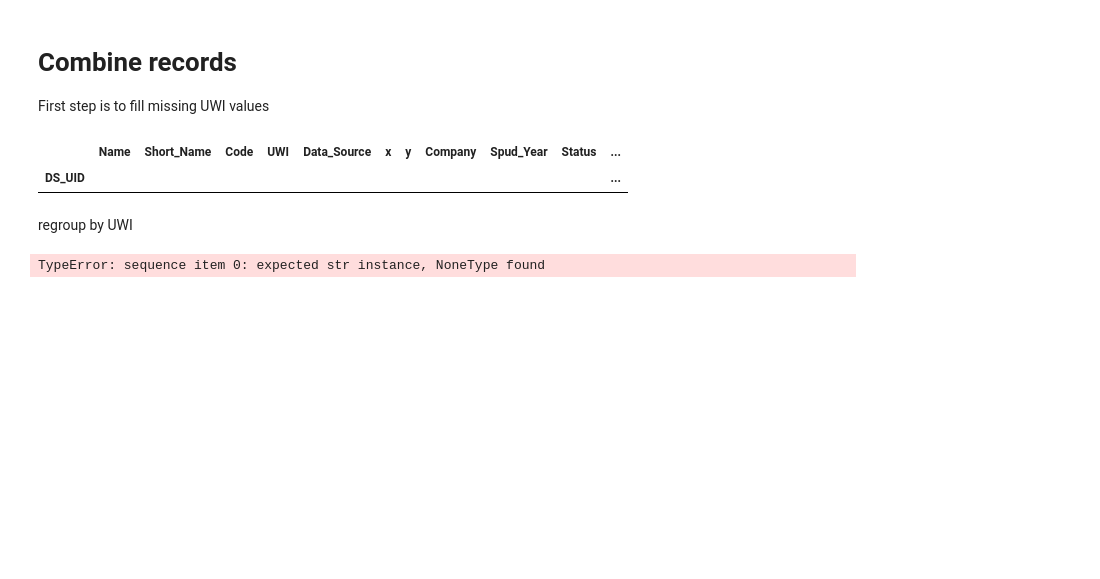
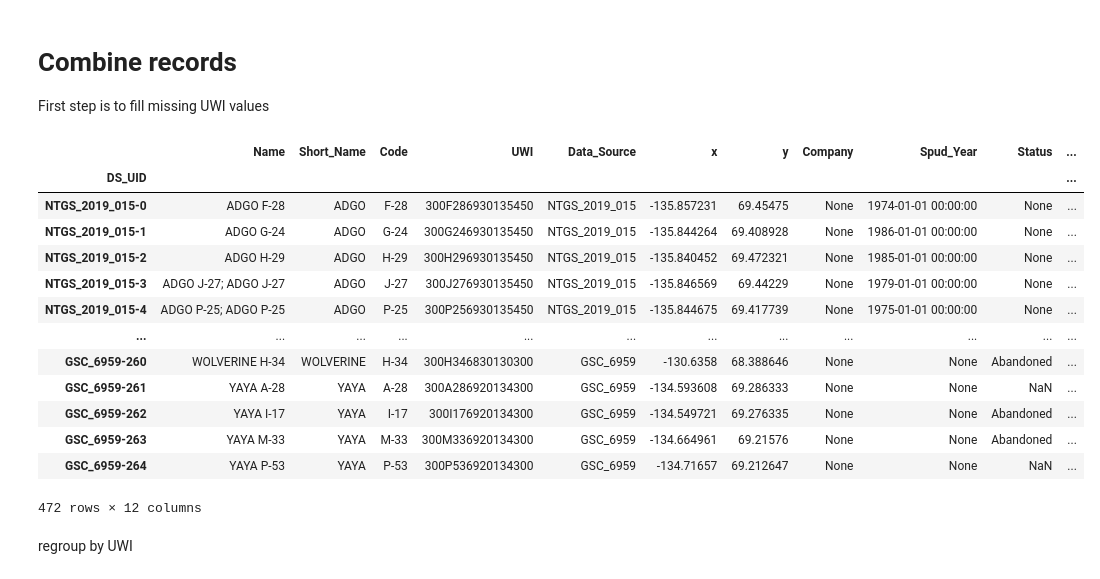
Before and after one commit to gsc-permafrost/NorthernWellSites, a Jupyter notebook: NorthernWellDatabase.ipynb, the cells around one changed output. Drawn from its saved outputs; the diff is of its cells as text; code cells hidden in the pictures; blank space fills up the shorter version.

```diff
--- a/NorthernWellDatabase.ipynb
+++ b/NorthernWellDatabase.ipynb
@@ -492,33 +492,47 @@ UWI = AllPoints.loc[AllPoints['UWI']!='None'].groupby('UWI').agg(set)[['Short_Na
 UWI['Short_Name']=UWI['Short_Name'].apply(list).apply(lambda x: filter(x,fuzzmask=90))
 UWI['Code']=UWI['Code'].apply(list).apply(filter)
 
 # Find records without UWI and attempt match
 noUWI = AllPoints.loc[AllPoints['UWI']=='None'].groupby(['Short_Name','Code','DS_UID']).agg(list)[['UWI']]
 noUWI['UWI'] = noUWI['UWI'].apply(filter)
 noUWI = noUWI.reset_index()
 
 
 for key,source in noUWI.iterrows():
     uwi = UWI.loc[((UWI['Short_Name']==source['Short_Name'])&(UWI['Code']==source['Code']))].sort_values(by='UWI')
     if len(uwi)==1:
         noUWI.loc[key,'UWI'] = uwi.index[0]
         AllPoints.loc[AllPoints.index==source['DS_UID'],'UWI'] = uwi.index[0]
     elif len(uwi) > 1:
          # If multiples, just take "first" UWI
         noUWI.loc[key,'UWI'] = uwi.index[0]
         AllPoints.loc[AllPoints.index==source['DS_UID'],'UWI'] = uwi.index[0]
 
 noMatch = noUWI[noUWI['UWI'].isna()].groupby(['Short_Name','Code']).agg(list)
 noMatch['UWI'] = [f"UWI_missing_{i}" for i in range(0,len(noMatch))]
 for i,row in noMatch.iterrows():
     for uid in row['DS_UID']:
         AllPoints.loc[AllPoints.index==uid,'UWI'] = row['UWI']
 
 # Verify every record now has UWI
 AllPoints.loc[AllPoints['UWI'].isna()]
+
+AllPoints[AllPoints['Company'].isna()]
 # %% [output]
 |  | Name | Short_Name | Code | UWI | Data_Source | x | y | Company | Spud_Year | Status | ... |
 | DS_UID |  |  |  |  |  |  |  |  |  |  | ... |
+| NTGS_2019_015-0 | ADGO F-28 | ADGO | F-28 | 300F286930135450 | NTGS_2019_015 | -135.857231 | 69.45475 | None | 1974-01-01 00:00:00 | None | ... |
+| NTGS_2019_015-1 | ADGO G-24 | ADGO | G-24 | 300G246930135450 | NTGS_2019_015 | -135.844264 | 69.408928 | None | 1986-01-01 00:00:00 | None | ... |
+| NTGS_2019_015-2 | ADGO H-29 | ADGO | H-29 | 300H296930135450 | NTGS_2019_015 | -135.840452 | 69.472321 | None | 1985-01-01 00:00:00 | None | ... |
+| NTGS_2019_015-3 | ADGO J-27; ADGO J-27 | ADGO | J-27 | 300J276930135450 | NTGS_2019_015 | -135.846569 | 69.44229 | None | 1979-01-01 00:00:00 | None | ... |
+| NTGS_2019_015-4 | ADGO P-25; ADGO P-25 | ADGO | P-25 | 300P256930135450 | NTGS_2019_015 | -135.844675 | 69.417739 | None | 1975-01-01 00:00:00 | None | ... |
+| ... | ... | ... | ... | ... | ... | ... | ... | ... | ... | ... | ... |
+| GSC_6959-260 | WOLVERINE H-34 | WOLVERINE | H-34 | 300H346830130300 | GSC_6959 | -130.6358 | 68.388646 | None | None | Abandoned | ... |
+| GSC_6959-261 | YAYA A-28 | YAYA | A-28 | 300A286920134300 | GSC_6959 | -134.593608 | 69.286333 | None | None | NaN | ... |
+| GSC_6959-262 | YAYA I-17 | YAYA | I-17 | 300I176920134300 | GSC_6959 | -134.549721 | 69.276335 | None | None | Abandoned | ... |
+| GSC_6959-263 | YAYA M-33 | YAYA | M-33 | 300M336920134300 | GSC_6959 | -134.664961 | 69.21576 | None | None | Abandoned | ... |
+| GSC_6959-264 | YAYA P-53 | YAYA | P-53 | 300P536920134300 | GSC_6959 | -134.71657 | 69.212647 | None | None | NaN | ... |
+472 rows × 12 columns
 # %% [markdown]
 regroup by UWI
 # %%
@@ -566,14 +580,13 @@ names = AllPoints.groupby('UWI').agg(set)[['Data_Source','Short_Name','Code','Co
 CentrePoints = AllPoints.drop(columns=['geometry','Centroid','Zone','Name']).groupby('UWI').agg(list)
 CentrePoints['replicates'] = AllPoints.groupby('UWI').count()['Name']
 CentrePoints[['Data_Source','Short_Name','Code','Company','Spud_Year','Status']] = names
-for c in ['OID','Spud_Year','Status']:
+for c in ['OID','Spud_Year','Status','Data_Source','Company']:
     CentrePoints[c] = CentrePoints[c].apply(list).apply(filter)
 for c in ['Short_Name','Code']:
     # Aggregate similar names with matching uwi (already done earlier, but must reapply for spatial grouping)
     CentrePoints[c] = CentrePoints[c].apply(list).apply(filter).apply(lambda x: filter(x,fuzzmask=90))
 for c in ['Data_Source','Company']:
-    print(CentrePoints[c])
-    CentrePoints[c] = CentrePoints[c].apply(list).apply(';'.join)
+    CentrePoints.loc[CentrePoints[c].apply(listCheck),c] = CentrePoints.loc[CentrePoints[c].apply(listCheck),c].apply(';'.join)
 CentrePoints['Name'] = CentrePoints['Short_Name']+' '+CentrePoints['Code']
 def dispersion(xy):
     cx = list(combinations([(x,y) for x,y in zip (xy['x'],xy['y'])],r=2))
@@ -593,9 +606,6 @@ def fmt(xy):
     return('; '.join(f))
 CentrePoints['Source_Coordinates']=CentrePoints[['x','y']].T.apply(fmt)
 CentrePoints = gpd.GeoDataFrame(data=CentrePoints.drop(columns=['x','y']),geometry=geom,crs='WGS1984')
-CentrePoints['Company'] = CentrePoints['Company'].apply(filter)
-# %% [output]
-TypeError: sequence item 0: expected str instance, NoneType found
 # %%
 CA_boundary = gpd.read_file('source_data/boundary/provinces.shp')
 
```
Also changed, not shown: parts of 2 cells of this notebook.
